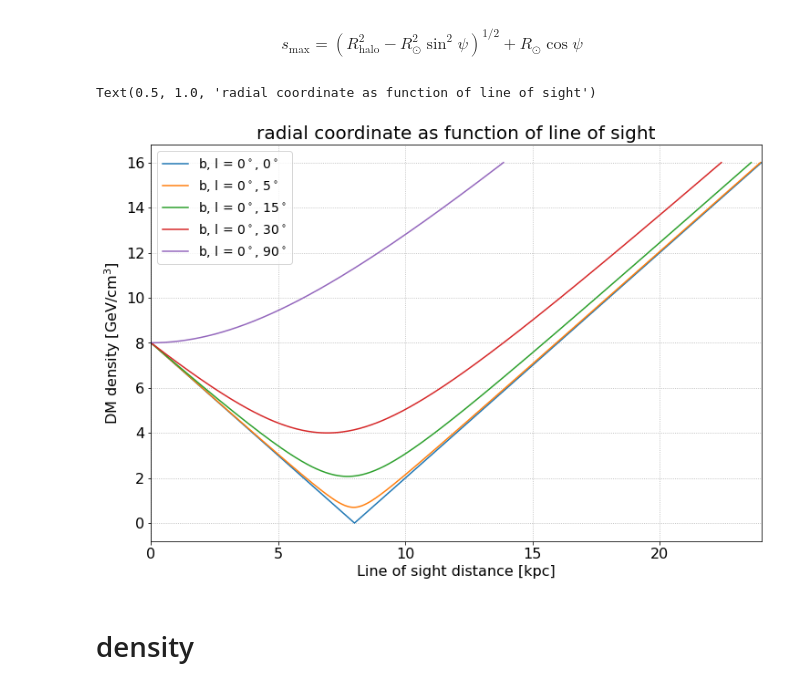
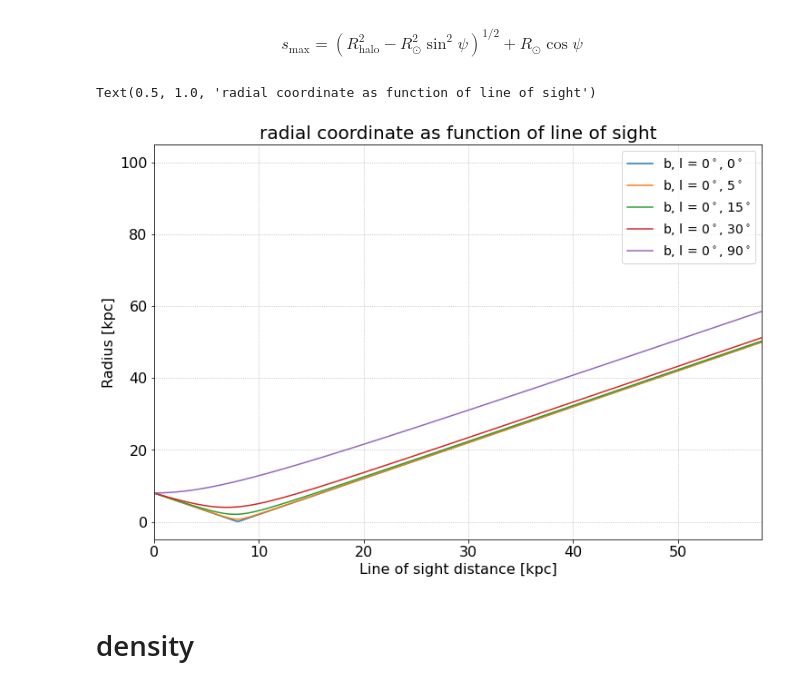
Before and after one commit to staciemoltner/DM-nucleus-inelastic-ID, a Jupyter notebook: fullFluxCalculation.ipynb, the cells around one changed output. Cells and saved outputs as stored; diff of their text form; code cells hidden in the pictures.

```diff
--- a/fullFluxCalculation.ipynb
+++ b/fullFluxCalculation.ipynb
@@ -208,25 +217,26 @@ def s_max(b, l, R_halo):
     psi = np.arccos( np.cos(np.radians(b)) * np.cos(np.radians(l)) ) # [radians]
     return (np.sqrt(R_halo**2 - R_odot**2 * (np.sin(psi))**2) + R_odot * np.cos(psi)) # [kpc]
 # %%
+R_max = 50.0
 plt.figure(figsize = (12, 8))
 plt.grid(which = 'both', linestyle = 'dotted')
 plt.xticks(size = 16); plt.yticks(size=16);
-plt.xlabel(r'Line of sight distance [kpc]', fontsize = 16); plt.ylabel(r'DM density [GeV/cm$^3$]', fontsize = 16)
-plt.xlim(0, s_max(0, 0, 2 * R_odot))
+plt.xlabel(r'Line of sight distance [kpc]', fontsize = 16); plt.ylabel(r'Radius [kpc]', fontsize = 16)
+plt.xlim(0, s_max(0, 0, R_max))
 for deg in [0, 5, 15, 30, 90]:
     bb = 0 # in galactic plane
     ll = deg
-    S_MAX = s_max(bb, ll, 2 * R_odot)
+    S_MAX = s_max(bb, ll, 2 * R_max)
     # print(S_MAX)
     ss = np.linspace(0, S_MAX, 400)
     rs = list(map(lambda s: R(s, bb, ll), ss))
     plt.plot(ss, rs, label="b, l = {}$^\circ$, {}$^\circ$".format(bb, ll))
 plt.plot()
 plt.legend(fontsize=14)
 plt.title('radial coordinate as function of line of sight', fontsize = 20)
 # %% [output]
 Text(0.5, 1.0, 'radial coordinate as function of line of sight')
-[figure, old version]
+[figure, new version]
 # %% [markdown]
 # density
 # %% [markdown]
```
Also changed, not shown: parts of 61 cells of this notebook, 7 other files.
